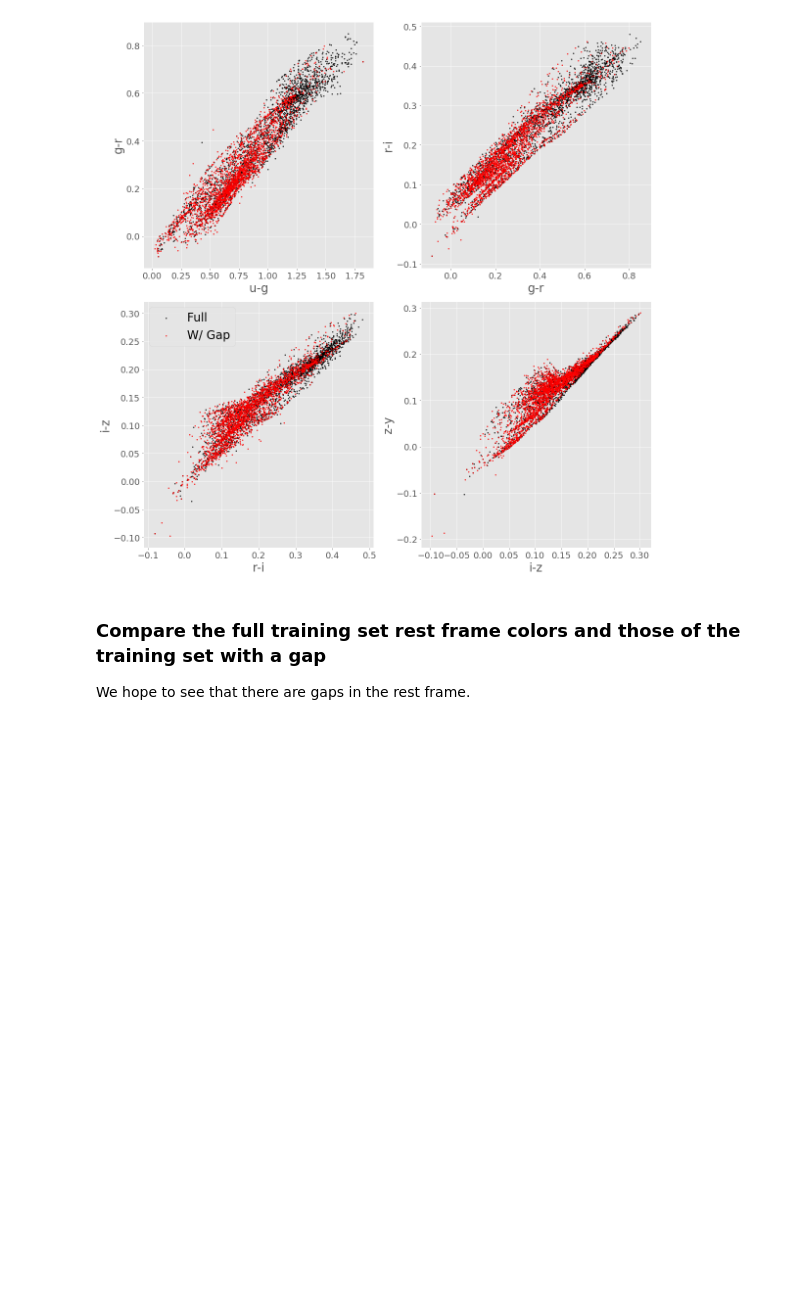
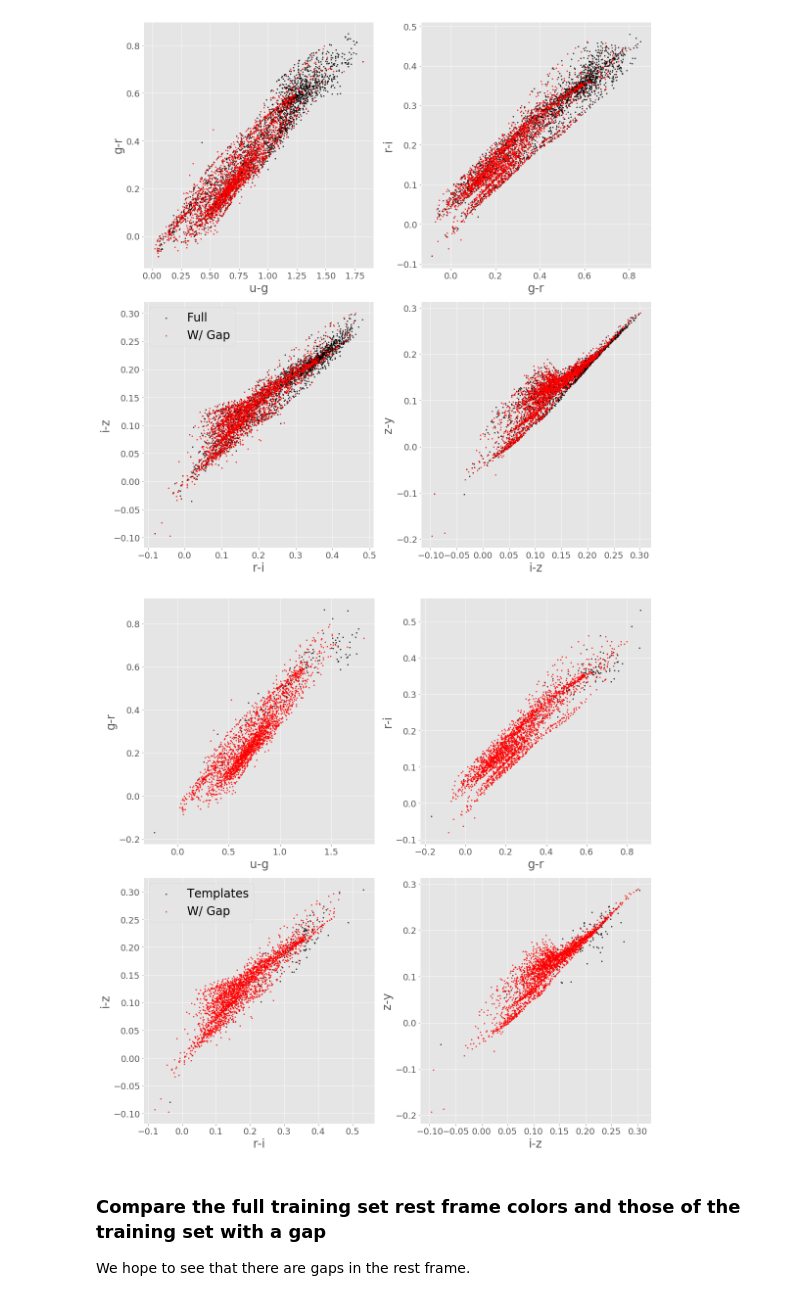
Before and after one commit to jbkalmbach/old_pam, a Jupyter notebook: examples/find_rest_frame_colors.ipynb, the cells around one changed output. Drawn from its saved outputs; the diff is of its cells as text; code cells hidden in the pictures; blank space fills up the shorter version.

Commit message:
Updated saving/loading of models. Added notebooks to explore rest frame templates.

```diff
--- a/examples/find_rest_frame_colors.ipynb
+++ b/examples/find_rest_frame_colors.ipynb
@@ -181,7 +274,9 @@ for cl_idx in range(70):
+# %%
+colors = ['u-g', 'g-r', 'r-i', 'i-z', 'z-y']
 # %%
 fig = plt.figure(figsize=(12,12))
 for i in range(4):
     fig.add_subplot(2,2,i+1)
-    plt.scatter(cluster_centers_full_color[:,i], cluster_centers_full_color[:,i+1], c=cl_z)
+    plt.scatter(cluster_centers_gap[:,i], cluster_centers_gap[:,i+1], c=cl_z_full)
     plt.colorbar()
 # %% [output]
@@ -188,0 +284,6 @@ for i in range(4):
+# %%
+fig = plt.figure(figsize=(12,12))
+for i in range(4):
+    fig.add_subplot(2,2,i+1)
+    plt.scatter(cluster_centers_full[:,i], cluster_centers_full[:,i+1], c=cl_z_full)
+    plt.colorbar()
@@ -194,9 +305,3 @@ for i in range(4):
     plt.colorbar()
 # %% [output]
 [figure]
-# %%
-fig = plt.figure(figsize=(12,12))
-for i in range(4):
-    fig.add_subplot(2,2,i+1)
-    plt.scatter(cluster_centers_full[:,i], cluster_centers_full[:,i+1], c=cl_z)
-    plt.colorbar()
@@ -225,6 +320,21 @@ for i in range(4):
 plt.tight_layout()
 # %% [output]
 [figure]
+# %%
+fig = plt.figure(figsize=(16,16))
+for i in range(4):
+    fig.add_subplot(2,2,i+1)
+    plt.scatter(np.array(colors_dict['0'])[:,i], np.array(colors_dict['0'])[:,i+1], c='k', label='Templates', s=4, alpha=1.)
+    plt.scatter(final_colors[:,i], final_colors[:,i+1], c='r', label='W/ Gap', s=4, alpha=1.)
+    plt.xlabel(colors[i], size=24)
+    plt.ylabel(colors[i+1], size=24)
+    if i == 2:
+        plt.legend(fontsize=24)
+    plt.xticks(size=18)
+    plt.yticks(size=18)
+plt.tight_layout()
+# %% [output]
+[figure, added]
 # %% [markdown]
 ### Compare the full training set rest frame colors and those of the training set with a gap
 
```
Also changed, not shown: parts of 47 cells of this notebook, 4 other files.
